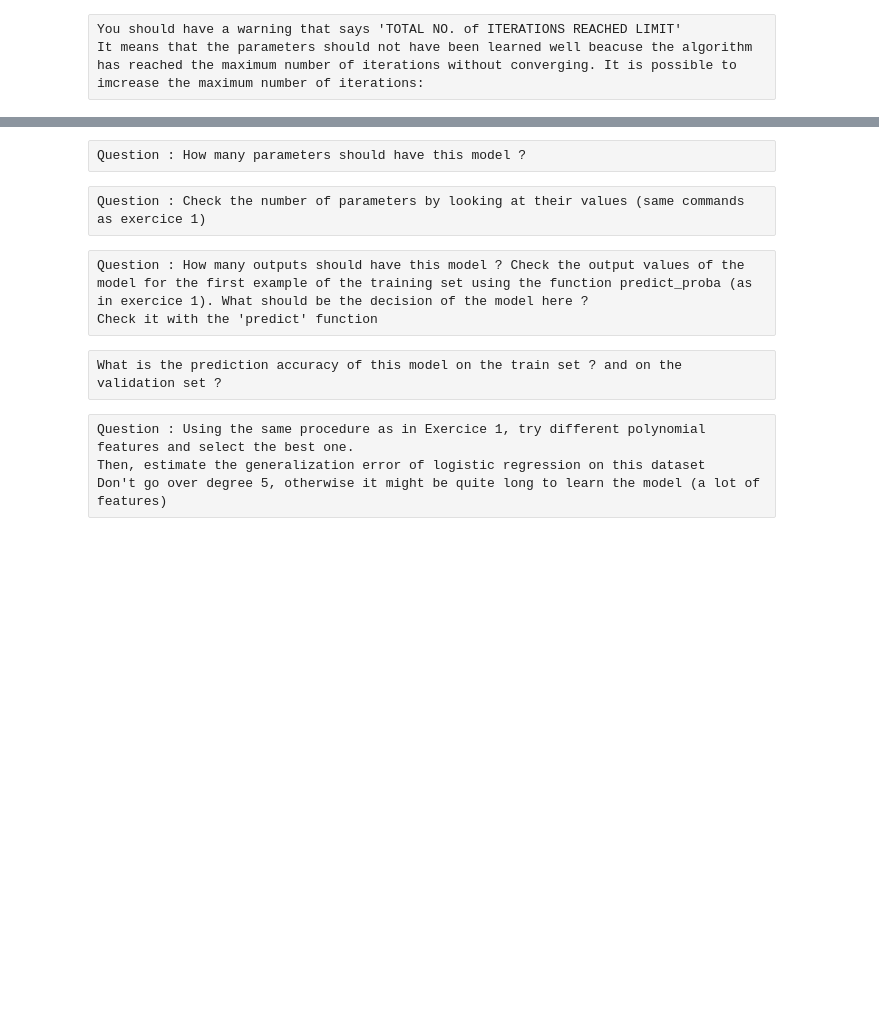
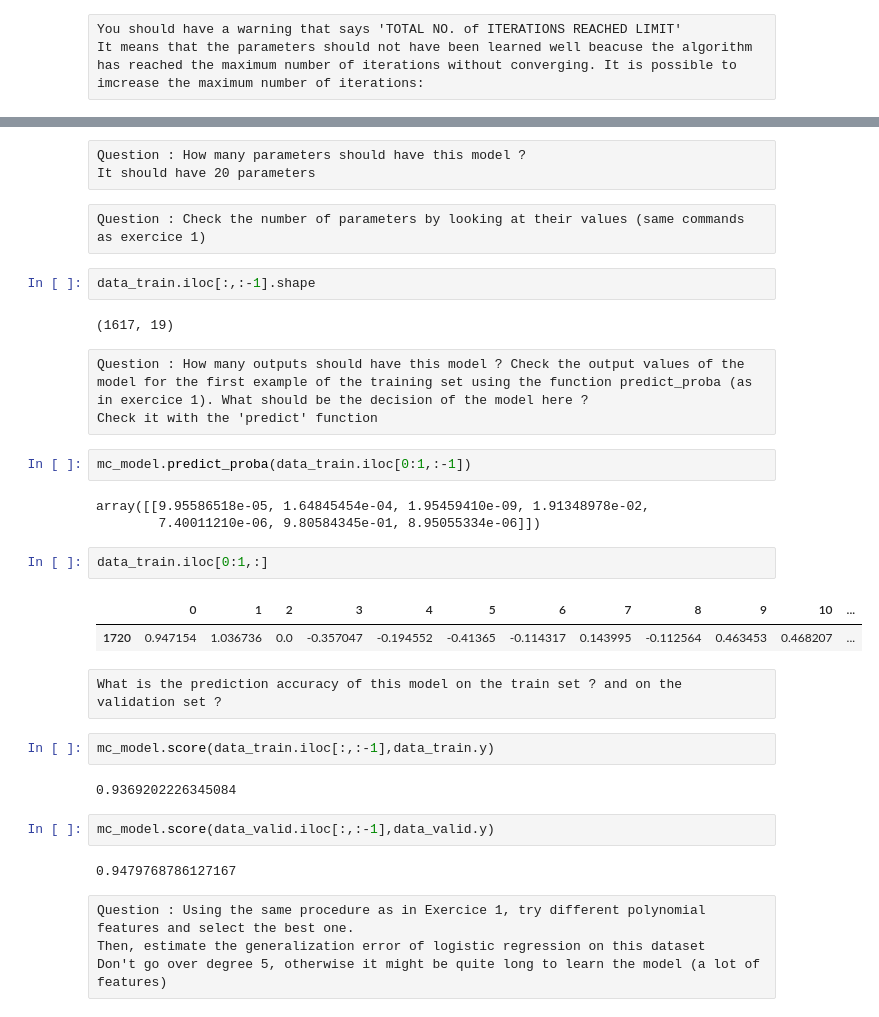
Before and after one commit to maodo/miage_fst, a Jupyter notebook: TP1/TP_Logistic_Regression_student.ipynb, the cells around one changed output, grey strips where cells are left out. Cells and saved outputs as stored; diff of their text form; blank space fills up the shorter version.

```diff
--- a/TP1/TP_Logistic_Regression_student.ipynb
+++ b/TP1/TP_Logistic_Regression_student.ipynb
@@ -437,12 +432,35 @@ mc_model = LogisticRegression(multi_class='multinomial', max_iter=1000).fit(trai
 # %% [raw]
 Question : How many parameters should have this model ?
+It should have 20 parameters
 # %% [raw]
 Question : Check the number of parameters by looking at their values (same commands as exercice 1)
+# %%
+data_train.iloc[:,:-1].shape
+# %% [output]
+(1617, 19)
 # %% [raw]
 Question : How many outputs should have this model ? Check the output values of the model for the first example of the training set using the function predict_proba (as in exercice 1). What should be the decision of the model here ?
 Check it with the 'predict' function
+# %%
+mc_model.predict_proba(data_train.iloc[0:1,:-1])
+# %% [output]
+array([[9.95586518e-05, 1.64845454e-04, 1.95459410e-09, 1.91348978e-02,
+        7.40011210e-06, 9.80584345e-01, 8.95055334e-06]])
+# %%
+data_train.iloc[0:1,:]
+# %% [output]
+|  | 0 | 1 | 2 | 3 | 4 | 5 | 6 | 7 | 8 | 9 | 10 | ... |
+| 1720 | 0.947154 | 1.036736 | 0.0 | -0.357047 | -0.194552 | -0.41365 | -0.114317 | 0.143995 | -0.112564 | 0.463453 | 0.468207 | ... |
 # %% [raw]
 What is the prediction accuracy of this model on the train set ? and on the validation set ?
+# %%
+mc_model.score(data_train.iloc[:,:-1],data_train.y)
+# %% [output]
+0.9369202226345084
+# %%
+mc_model.score(data_valid.iloc[:,:-1],data_valid.y)
+# %% [output]
+0.9479768786127167
 # %% [raw]
 Question : Using the same procedure as in Exercice 1, try different polynomial features and select the best one.
 Then, estimate the generalization error of logistic regression on this dataset
```
Also changed, not shown: parts of 11 cells of this notebook.
